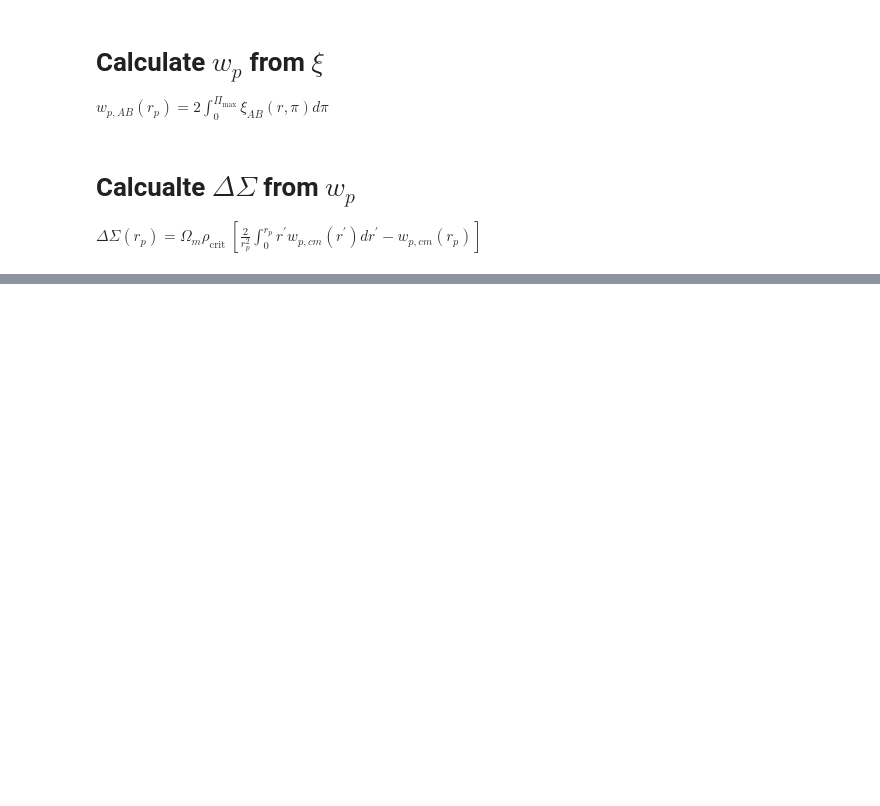
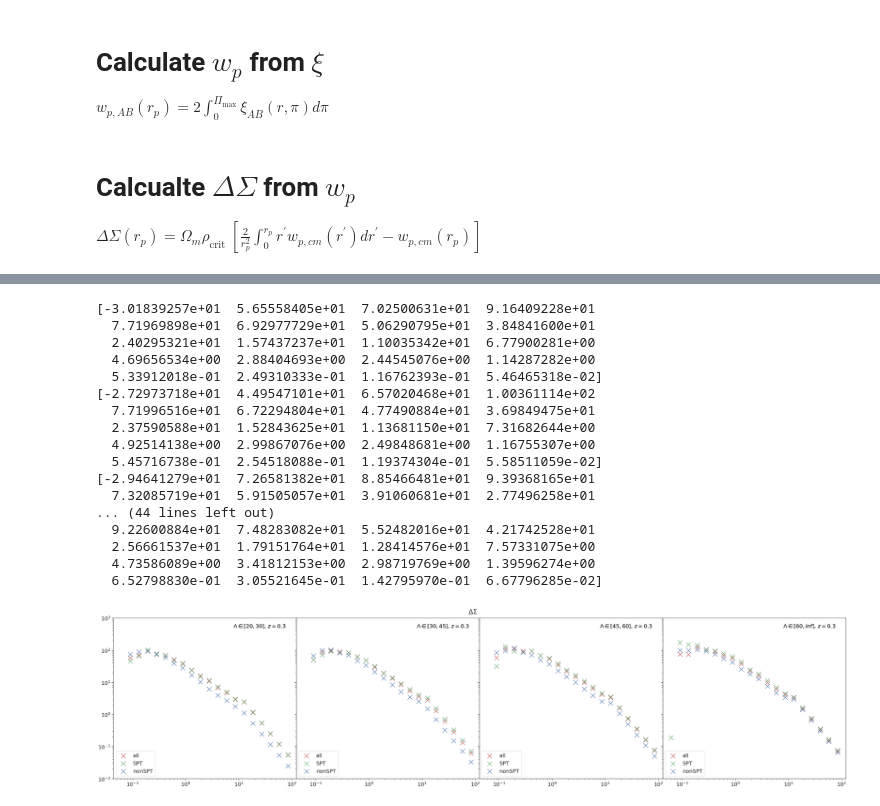
Before and after one commit to zchvsre/des_spt_selection, a Jupyter notebook: deltaSigma.ipynb, the cells around one changed output, grey strips where cells are left out. Saved outputs shown, nothing was run; the diff lists cells and outputs as text; code cells hidden in the pictures; blank space fills up the shorter version.

Commit message:
changed bins and calculated DeltaSigma, got a normal signal

```diff
--- a/deltaSigma.ipynb
+++ b/deltaSigma.ipynb
@@ -139,2 +126,0 @@ DeltaSigma_from_files(headerfile,filename,output_file,pimax,rp_min,rp_max,nbins)
-# %%
-DSigma = np.loadtxt(output_file)
@@ -191,0 +164,4 @@ array([4.88753276e+15, 3.36576131e+16, 1.94828252e+16, 1.12475103e+16,
+# %%
+for i in range(4):
+    for j in range(3):
+        print(np.mean(Delta_Sigma_array[i][j][2]))
@@ -191,0 +181,3 @@ array([4.88753276e+15, 3.36576131e+16, 1.94828252e+16, 1.12475103e+16,
+# %%
+for DSigma in np.array(Delta_Sigma_array):
+    print(np.mean(DSigma[2]))
@@ -191,0 +189,67 @@ array([4.88753276e+15, 3.36576131e+16, 1.94828252e+16, 1.12475103e+16,
+# %%
+sns.set_style('ticks')
+# %%
+fig,axes = plt.subplots(ncols=4, figsize = [40,10],sharey=True)
+
+modes = ["all","SPT","nonSPT"]
+richness_bins=[5,10,14,20,30,45,60,np.inf]
+
+plt.rcParams.update({'font.size':20})
+
+
+for i in range(len(richness_bins))[-5:-1]:
+    lambda_lower, lambda_upper = richness_bins[i],richness_bins[i+1]
+    for j,mode in enumerate(modes):
+        ax = axes[i-3]
+        ax.text(0.80, 0.95, rf'$\Lambda \in [{lambda_lower},{lambda_upper}]$, $z=0.3$', horizontalalignment='center', verticalalignment='center', transform=ax.transAxes)
+        # print(i-3,j)
+        DSigma = Delta_Sigma_array[i-3][j]
+        print(DSigma[2])
+        # plot1 = sns.lineplot(x=0.5*(DSigma[0]+DSigma[1]),y=DSigma[2],label=mode,ax=axes[i-3],legend=False)
+        if mode == "all":
+            color_= "r"
+        elif mode == "SPT":
+            color_ = "g"
+        elif mode == "nonSPT":
+            color_ = "b"
+        ax.scatter(x=0.5*(DSigma[0]+DSigma[1]),y=DSigma[2],label=mode,marker="x",
+                  c=color_, s=300)
+        ax.set_yscale('log')
+        ax.set_xscale('log')
+        ax.set_ylim(0.01,1E3)
+        # print(np.mean(DSigma[2]))
+        # plot1.set(xscale="log",yscale="log",ylim=(0.01,1000))
+        # plot2.set(xscale="log",yscale="log",ylim=(0.01,1E3))
+        # plot2.legend(loc="lower left")
+        ax.tick_params(axis='x', labelsize=20)
+        ax.tick_params(axis='y', labelsize=20)
+        ax.legend(loc="lower left",prop={'size':20})
+
+# fig.get_axes()[0].annotate(r'$\Delta \Sigma$', (0.5, 0.95),
+#                             xycoords='figure fraction', ha='center',
+#                             fontsize=15
+#                             )
+
+fig.suptitle(r"$\Delta \Sigma$")
+fig.tight_layout(pad=2)
+
+plt.subplots_adjust(wspace=0)
+# %% [output]
+[-3.01839257e+01  5.65558405e+01  7.02500631e+01  9.16409228e+01
+  7.71969898e+01  6.92977729e+01  5.06290795e+01  3.84841600e+01
+  2.40295321e+01  1.57437237e+01  1.10035342e+01  6.77900281e+00
+  4.69656534e+00  2.88404693e+00  2.44545076e+00  1.14287282e+00
+  5.33912018e-01  2.49310333e-01  1.16762393e-01  5.46465318e-02]
+[-2.72973718e+01  4.49547101e+01  6.57020468e+01  1.00361114e+02
+  7.71996516e+01  6.72294804e+01  4.77490884e+01  3.69849475e+01
+  2.37590588e+01  1.52843625e+01  1.13681150e+01  7.31682644e+00
+  4.92514138e+00  2.99867076e+00  2.49848681e+00  1.16755307e+00
+  5.45716738e-01  2.54518088e-01  1.19374304e-01  5.58511059e-02]
+[-2.94641279e+01  7.26581382e+01  8.85466481e+01  9.39368165e+01
+  7.32085719e+01  5.91505057e+01  3.91060681e+01  2.77496258e+01
+... (44 lines left out)
+  9.22600884e+01  7.48283082e+01  5.52482016e+01  4.21742528e+01
+  2.56661537e+01  1.79151764e+01  1.28414576e+01  7.57331075e+00
+  4.73586089e+00  3.41812153e+00  2.98719769e+00  1.39596274e+00
+  6.52798830e-01  3.05521645e-01  1.42795970e-01  6.67796285e-02]
+[figure, added]
```
Also changed, not shown: parts of 19 cells of this notebook.
